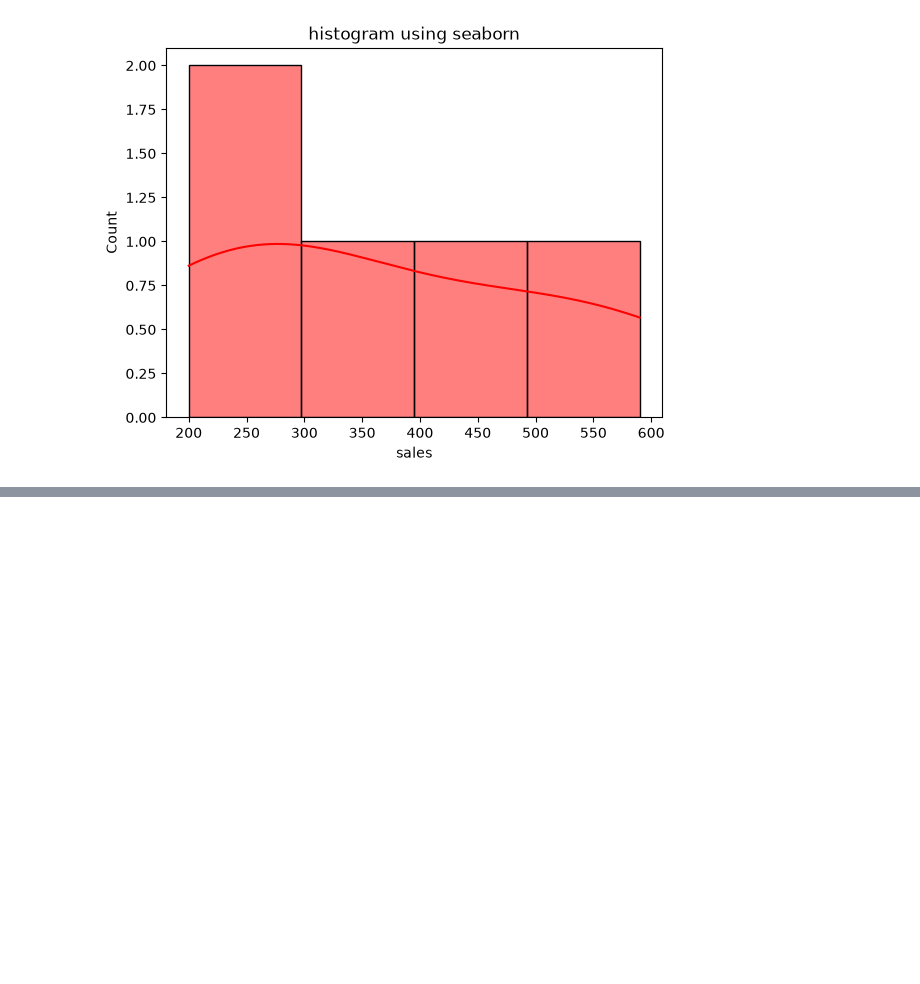
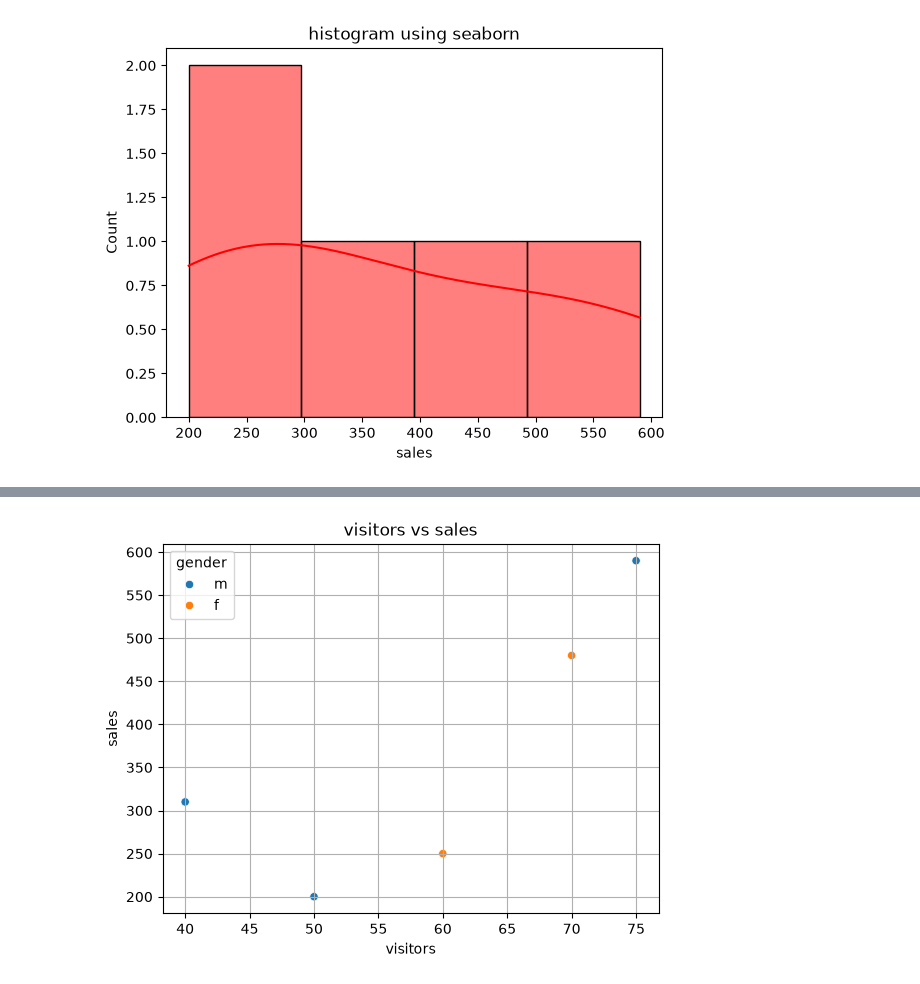
Before and after one commit to AmitKumarPrasad1846/Complete_AI_ML_challenge, a Jupyter notebook: 05_seaborn/seaborn_day_1.ipynb, the cells around one changed output, grey strips where cells are left out. Saved outputs shown, nothing was run; the diff lists cells and outputs as text; code cells hidden in the pictures; blank space fills up the shorter version.

```diff
--- a/05_seaborn/seaborn_day_1.ipynb
+++ b/05_seaborn/seaborn_day_1.ipynb
@@ -108,0 +121,7 @@ plt.show()
+# %%
+sns.scatterplot(x='visitors',y='sales',data=df,color='red',hue='gender')
+plt.title('visitors vs sales')
+plt.grid()
+plt.show()
+# %% [output]
+[figure, added]
```
Also changed, not shown: parts of 1 cell of this notebook.
